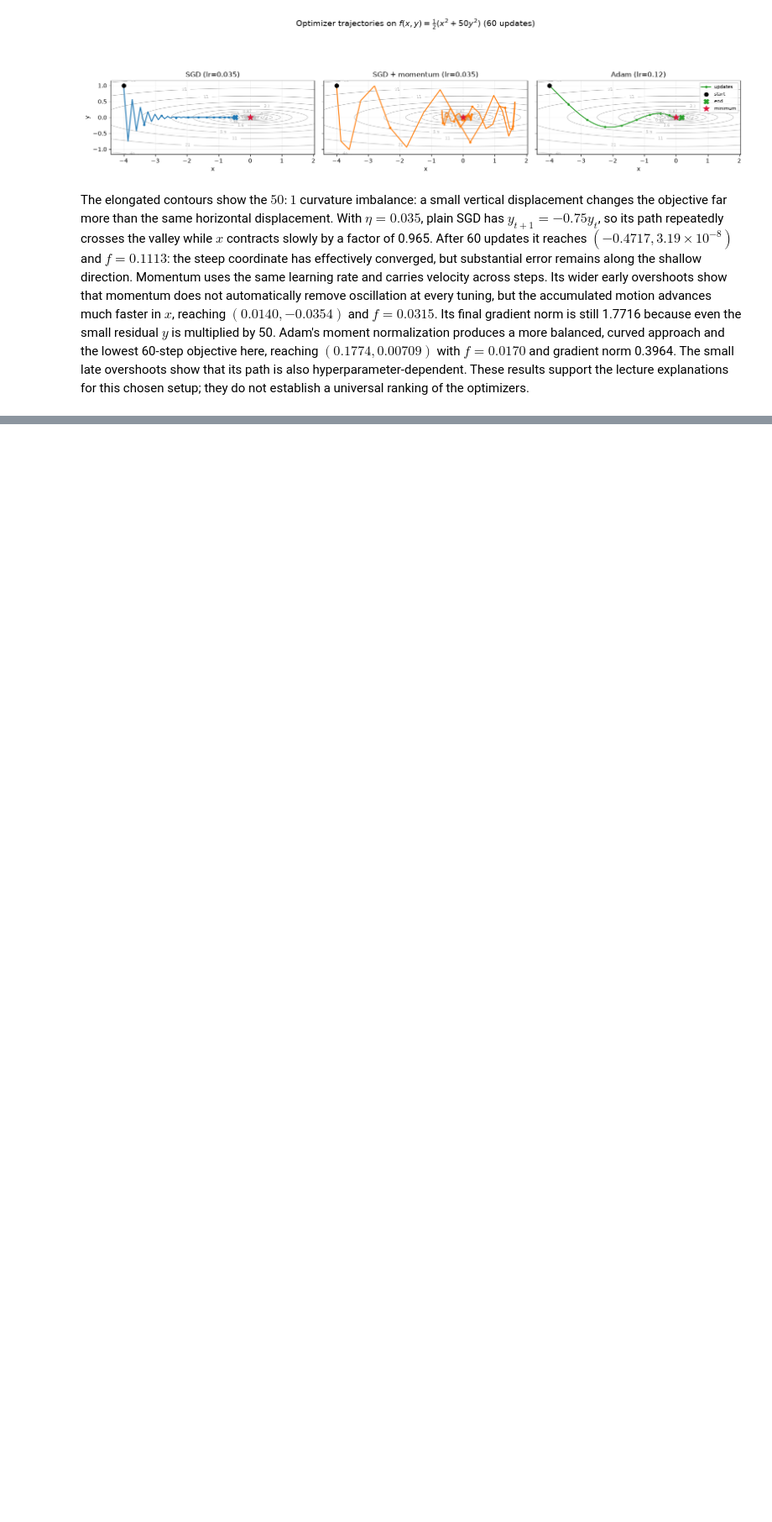
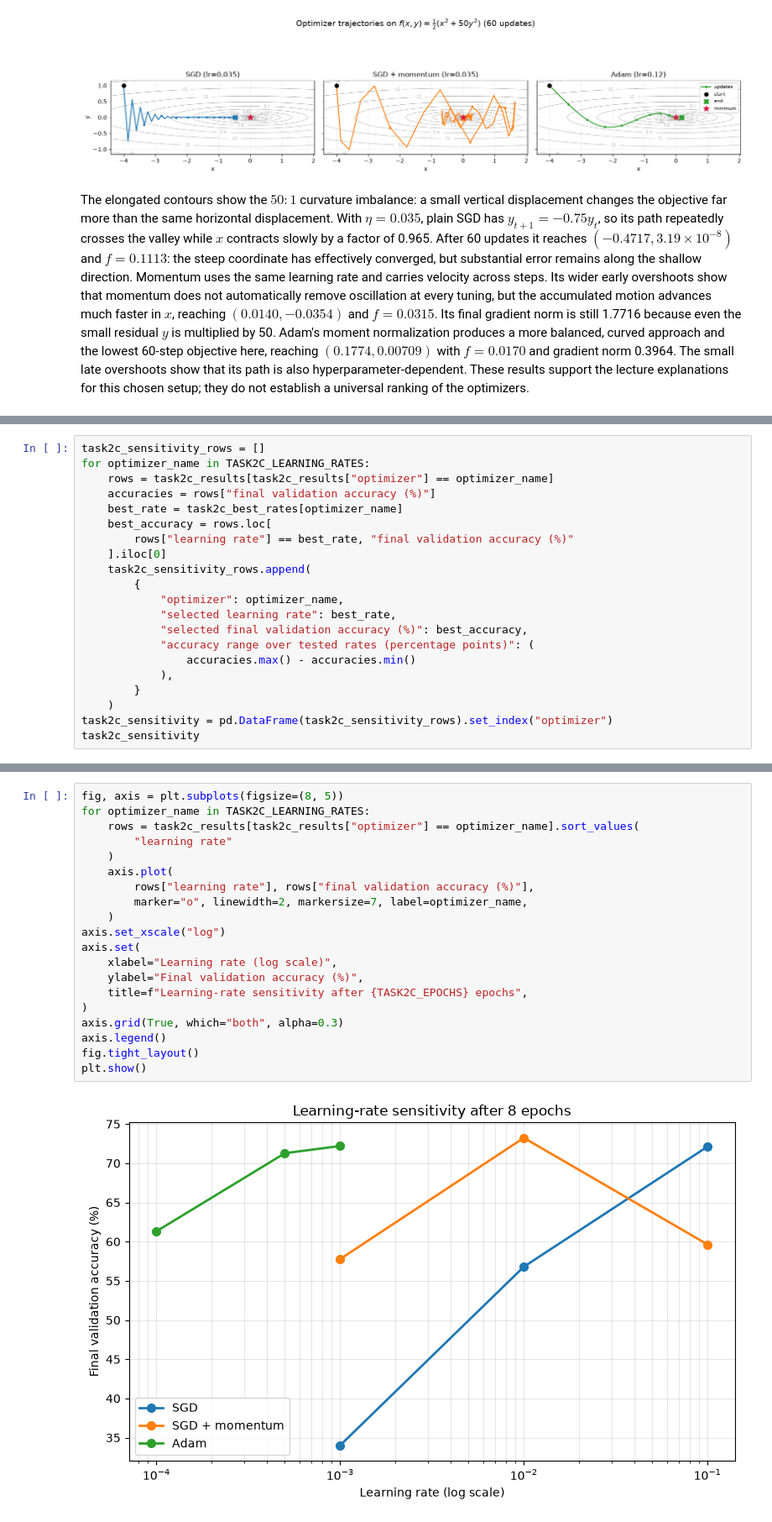
Before and after one commit to LahiruMJ11/CNN-with-CIFAR10, a Jupyter notebook: CNN with CIFAR10.ipynb, the cells around one changed output, grey strips where cells are left out. Shown at 84% size. Drawn from its saved outputs; the diff is of its cells as text; blank space fills up the shorter version.

Commit message:
compare CNN optimizers across learning rates

```diff
--- a/CNN with CIFAR10.ipynb
+++ b/CNN with CIFAR10.ipynb
@@ -1571,0 +1782,21 @@ The elongated contours show the $50{:}1$ curvature imbalance: a small vertical d
+# %%
+task2c_sensitivity_rows = []
+for optimizer_name in TASK2C_LEARNING_RATES:
+    rows = task2c_results[task2c_results["optimizer"] == optimizer_name]
+    accuracies = rows["final validation accuracy (%)"]
+    best_rate = task2c_best_rates[optimizer_name]
+    best_accuracy = rows.loc[
+        rows["learning rate"] == best_rate, "final validation accuracy (%)"
+    ].iloc[0]
+    task2c_sensitivity_rows.append(
+        {
+            "optimizer": optimizer_name,
+            "selected learning rate": best_rate,
+            "selected final validation accuracy (%)": best_accuracy,
+            "accuracy range over tested rates (percentage points)": (
+                accuracies.max() - accuracies.min()
+            ),
+        }
+    )
+task2c_sensitivity = pd.DataFrame(task2c_sensitivity_rows).set_index("optimizer")
+task2c_sensitivity
@@ -1571,0 +1809,22 @@ The elongated contours show the $50{:}1$ curvature imbalance: a small vertical d
+# %%
+fig, axis = plt.subplots(figsize=(8, 5))
+for optimizer_name in TASK2C_LEARNING_RATES:
+    rows = task2c_results[task2c_results["optimizer"] == optimizer_name].sort_values(
+        "learning rate"
+    )
+    axis.plot(
+        rows["learning rate"], rows["final validation accuracy (%)"],
+        marker="o", linewidth=2, markersize=7, label=optimizer_name,
+    )
+axis.set_xscale("log")
+axis.set(
+    xlabel="Learning rate (log scale)",
+    ylabel="Final validation accuracy (%)",
+    title=f"Learning-rate sensitivity after {TASK2C_EPOCHS} epochs",
+)
+axis.grid(True, which="both", alpha=0.3)
+axis.legend()
+fig.tight_layout()
+plt.show()
+# %% [output]
+[figure, added]
```
Also changed, not shown: parts of 11 cells of this notebook.
